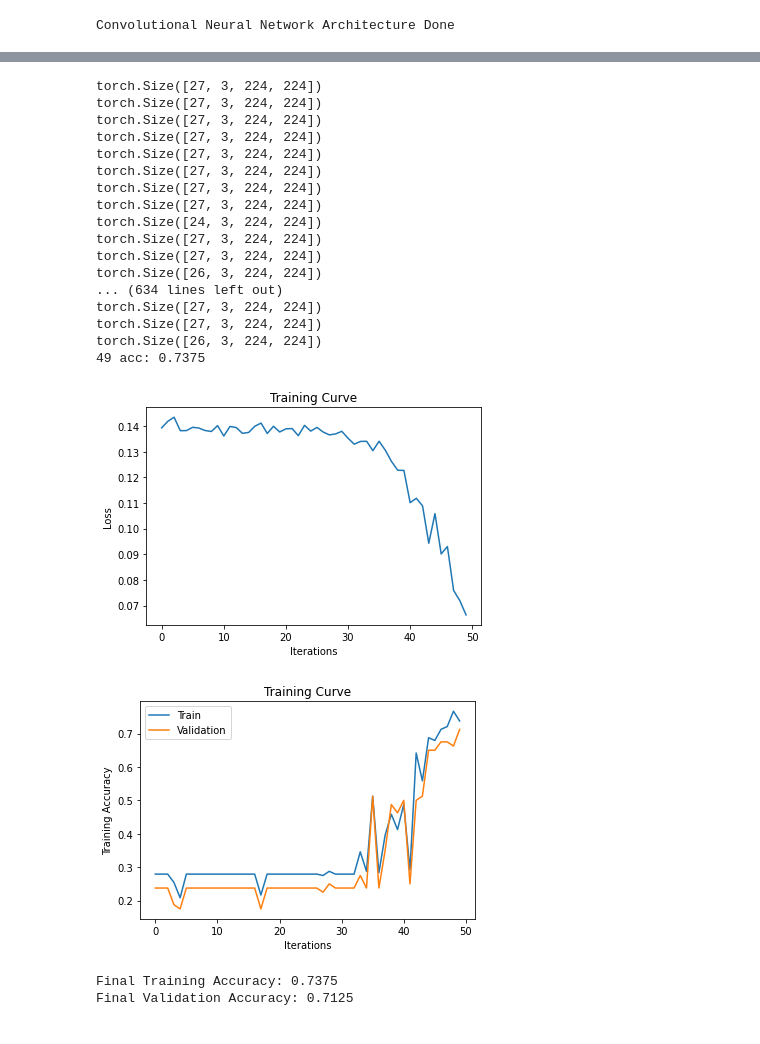
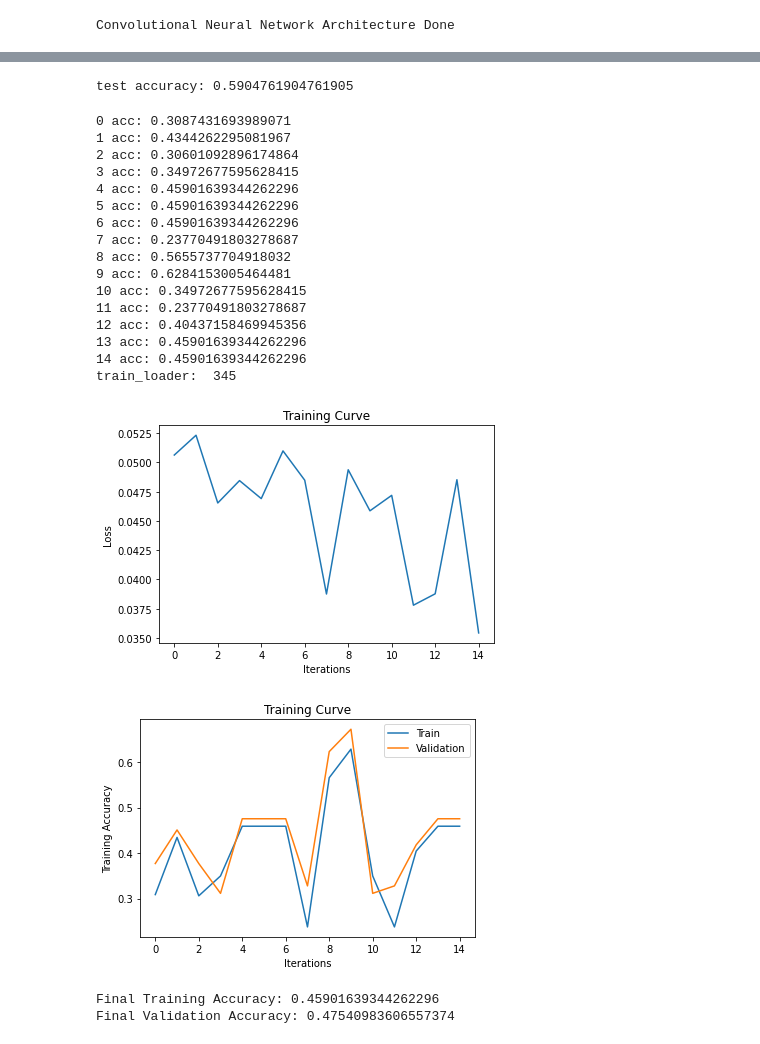
Before and after one commit to mikeacquaviva/APS360-Leukaemia-Classification, a Jupyter notebook: cnn_leukemia.ipynb, the cells around one changed output, grey strips where cells are left out. Saved outputs shown, nothing was run; the diff lists cells and outputs as text; code cells hidden in the pictures.

```diff
--- a/cnn_leukemia.ipynb
+++ b/cnn_leukemia.ipynb
@@ -38,7 +62,7 @@ Num test images:  80
 # %%
 # define dataloader parameters
 batch_size = 32
-num_workers = 0
+num_workers = 1
 
 # prepare data loaders
 train_loader = 0
@@ -93,7 +150,8 @@ class CNN_MNISTClassifier(nn.Module):
         #shift the entire image by 2 kernsls
         self.conv2 = nn.Conv2d(5, 10, 5) #in_channels, out_chanels, kernel_size
         self.fc1 = nn.Linear(10 * 53 * 53, 32)
-        self.fc2 = nn.Linear(32, 4) #which letter from a-i as the options for output, so 9 outputs
+        #self.fc2 = nn.Linear(64, 32)
+        self.fc3 = nn.Linear(32, 4) #which letter from a-i as the options for output, so 9 outputs
 
     def forward(self, x):
         y = self.pool(F.relu(self.conv1(x)))
@@ -101,7 +159,7 @@ class CNN_MNISTClassifier(nn.Module):
         x = x.view(-1, 10 * 53 * 53)
         x = F.relu(self.fc1(x))
         #x = F.relu(self.fc2(x))
-        x = self.fc2(x)
+        x = self.fc3(x)
         return x
 
     print('Convolutional Neural Network Architecture Done')
@@ -152,3 +210,5 @@ def get_accuracy(model, data):
         correct += pred.eq(labels.view_as(pred)).sum().item()
         total += imgs.shape[0]
     return correct / total
+# %%
+inputs, labels = data
@@ -157,13 +219,17 @@ from torch.utils.data import DataLoader, Dataset
 def train(model, batch_size, learning_rate, num_epochs):
     criterion = nn.CrossEntropyLoss()
     optimizer = optim.SGD(model.parameters(), lr=learning_rate, momentum=0.9)
-
+    #optimizer = torch.optim.Adam(model.parameters(), lr=learning_rate)
+    #scheduler = torch.optim.lr_scheduler.ExponentialLR(optimizer, 0.98)
     iters, losses, train_acc, val_acc = [], [], [], []
 
     # training
     epoch = 0 # the number of iterations
+    n = 0
+
     for epoch in range(num_epochs):
         for imgs, labels in iter(train_loader):
+            n+=1
             out = model(imgs)             # forward pass
 
             loss = criterion(out, labels) # compute the total loss
@@ -178,8 +244,8 @@ def train(model, batch_size, learning_rate, num_epochs):
         val_acc.append(get_accuracy(model, val_loader))  # compute validation accuracy
             #n += 1
         print(epoch, "acc:", train_acc[epoch])
-
-
+    print("train_loader: ", n)
+    #draw_confusion_matrix(predicted_labels, actual_labels)
     # plotting
     plt.title("Training Curve")
     plt.plot(iters, losses, label="Train")
@@ -226,25 +346,31 @@ Final Validation Accuracy: 0.5625
+# %%
+test_loader = torch.utils.data.DataLoader(test, batch_size=27, shuffle=True)
+test_accuracy = get_accuracy(more_net, test_loader)
+print("test accuracy:", test_accuracy)
+# %% [output]
+test accuracy: 0.5904761904761905
 # %%
-net = CNN_MNISTClassifier()
-train(net, batch_size = 10, learning_rate=0.001, num_epochs=50)
+add_net = CNN_MNISTClassifier()
+
+train(add_net, batch_size = 27, learning_rate = 0.01, num_epochs=15)
 # %% [output]
-torch.Size([27, 3, 224, 224])
-torch.Size([27, 3, 224, 224])
-torch.Size([27, 3, 224, 224])
-torch.Size([27, 3, 224, 224])
-torch.Size([27, 3, 224, 224])
-torch.Size([27, 3, 224, 224])
-torch.Size([27, 3, 224, 224])
-torch.Size([27, 3, 224, 224])
-torch.Size([24, 3, 224, 224])
-torch.Size([27, 3, 224, 224])
-torch.Size([27, 3, 224, 224])
-torch.Size([26, 3, 224, 224])
-... (634 lines left out)
-torch.Size([27, 3, 224, 224])
-torch.Size([27, 3, 224, 224])
-torch.Size([26, 3, 224, 224])
-49 acc: 0.7375
+0 acc: 0.3087431693989071
+1 acc: 0.4344262295081967
+2 acc: 0.30601092896174864
+3 acc: 0.34972677595628415
+4 acc: 0.45901639344262296
+5 acc: 0.45901639344262296
+6 acc: 0.45901639344262296
+7 acc: 0.23770491803278687
+8 acc: 0.5655737704918032
+9 acc: 0.6284153005464481
+10 acc: 0.34972677595628415
+11 acc: 0.23770491803278687
+12 acc: 0.40437158469945356
+13 acc: 0.45901639344262296
+14 acc: 0.45901639344262296
+train_loader:  345
-[figure, old version]
+[figure, new version]
-[figure, old version]
+[figure, new version]
-Final Training Accuracy: 0.7375
-Final Validation Accuracy: 0.7125
+Final Training Accuracy: 0.45901639344262296
+Final Validation Accuracy: 0.47540983606557374
```
Also changed, not shown: parts of 19 cells of this notebook.
